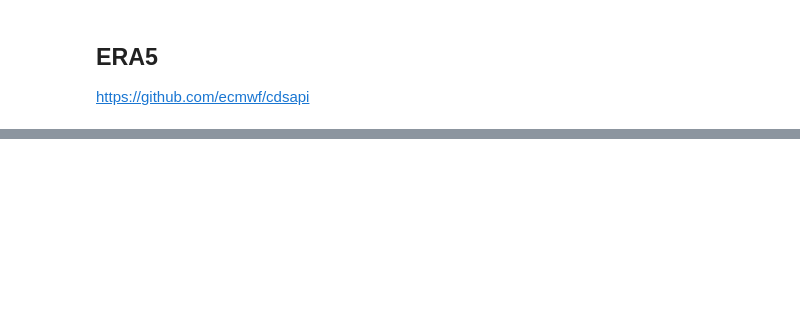
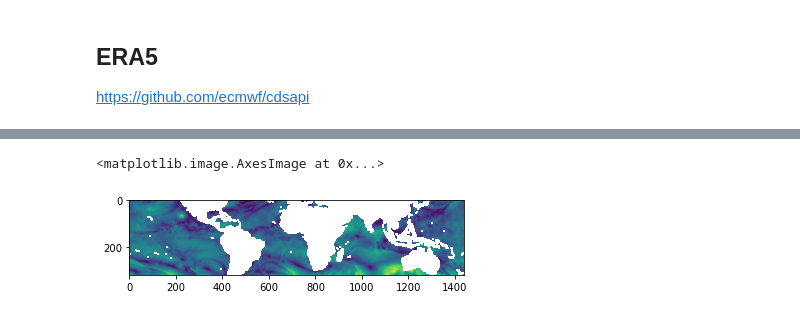
Before and after one commit to DKRZ-AIM/cygnss-deployment, a Jupyter notebook: notebooks/APIs.ipynb, the cells around one changed output, grey strips where cells are left out. Saved outputs shown, nothing was run; the diff lists cells and outputs as text; code cells hidden in the pictures; blank space fills up the shorter version.

```diff
--- a/notebooks/APIs.ipynb
+++ b/notebooks/APIs.ipynb
@@ -149,0 +180,7 @@ https://github.com/ecmwf/cdsapi
+# %%
+lats = ds_era5['latitude'].values
+lons = ds_era5['longitude'].values
+
+times = ds_era5['time'].values
+
+print('Total number of grid points:', len(lons) * len(lats))
@@ -149,0 +189,4 @@ https://github.com/ecmwf/cdsapi
+# %%
+mesh_lats, mesh_lons = np.meshgrid(lats, lons)
+
+print(len(mesh_lats.flatten()))
@@ -149,0 +195,5 @@ https://github.com/ecmwf/cdsapi
+# %%
+globe_ocean_mask = globe.is_ocean(mesh_lats, mesh_lons)
+globe_land_mask = ~globe_ocean_mask
+
+print('Fraction of ocean grid points:', globe_ocean_mask.sum() / len(globe_ocean_mask.flatten()))
@@ -149,0 +218,9 @@ https://github.com/ecmwf/cdsapi
+# %%
+y_true = ds_era5['ERA5_windspeed'].values
+# %%
+y_ocean = np.copy(y_true[0])
+y_ocean[globe_land_mask.T] = None
+plt.imshow(y_ocean)
+# %% [output]
+<matplotlib.image.AxesImage at 0x...>
+[figure, added]
```
Also changed, not shown: parts of 50 cells of this notebook, 1 other file.
